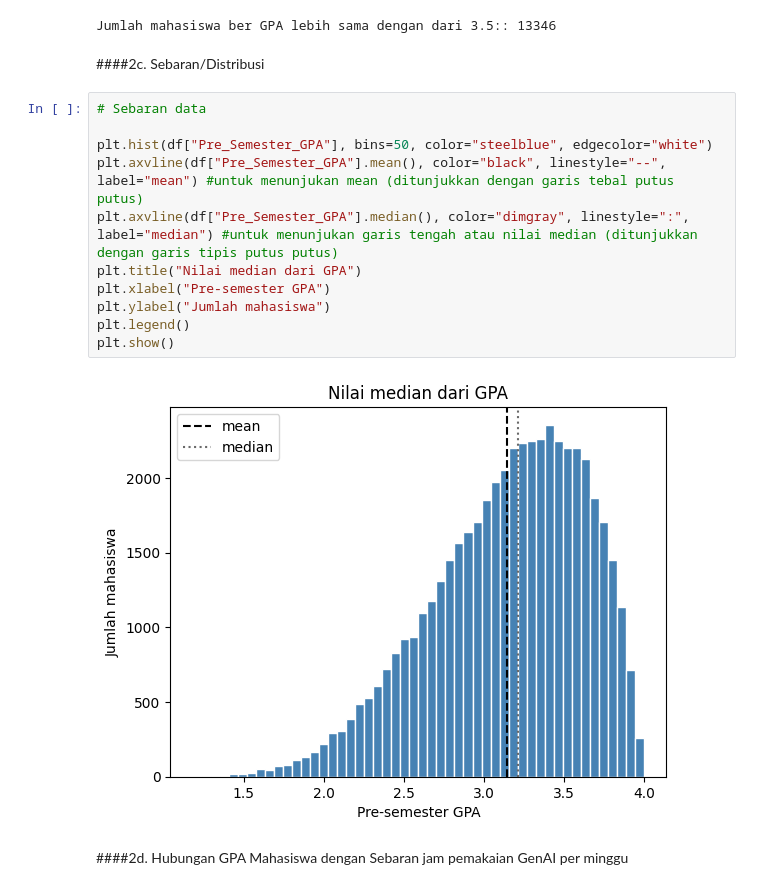
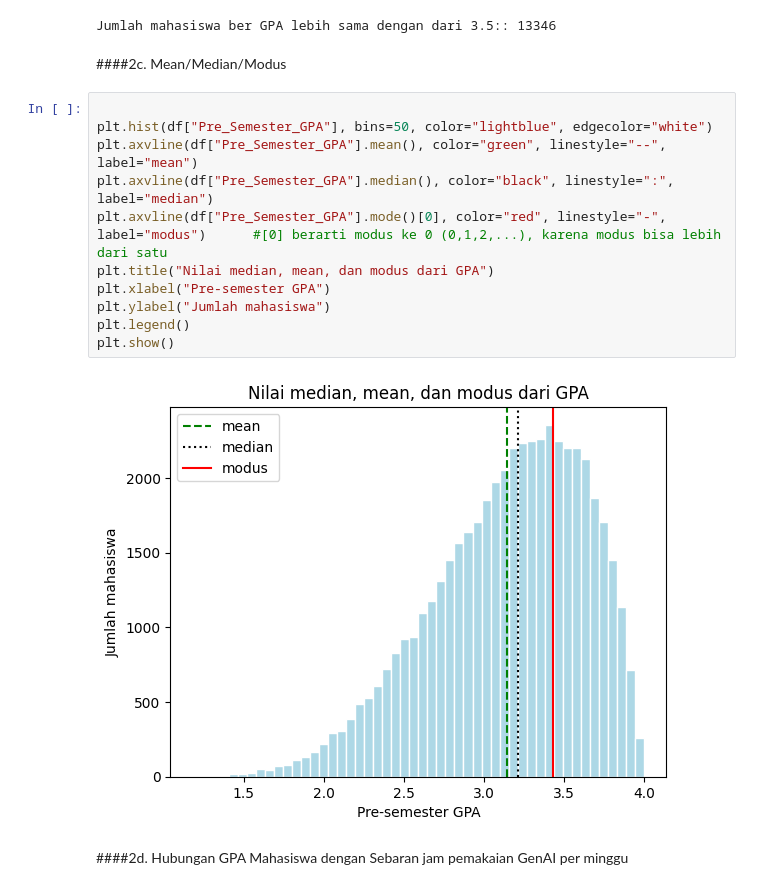
Before and after one commit to Shxrp08/Project_SG_I-Smile_Group6_2026, a Jupyter notebook: Project_SG_Group_6_Rev1.ipynb, the cells around one changed output. Drawn from its saved outputs; the diff is of its cells as text.

```diff
--- a/Project_SG_Group_6_Rev1.ipynb
+++ b/Project_SG_Group_6_Rev1.ipynb
@@ -223,21 +215,21 @@ Jumlah mahasiswa ber GPA lebih sama dengan dari 3.5: 13346
 print("Jumlah mahasiswa ber GPA lebih sama dengan dari 3.5::", (df["Pre_Semester_GPA"] >= 3.5).sum())
 # %% [output]
 Jumlah mahasiswa ber GPA lebih sama dengan dari 3.5:: 13346
-# %% [markdown]
-####2c. Sebaran/Distribusi
+# %% [markdown]
+####2c. Mean/Median/Modus
 # %%
-# Sebaran data
 
-plt.hist(df["Pre_Semester_GPA"], bins=50, color="steelblue", edgecolor="white")
-plt.axvline(df["Pre_Semester_GPA"].mean(), color="black", linestyle="--", label="mean") #untuk menunjukan mean (ditunjukkan dengan garis tebal putus putus)
-plt.axvline(df["Pre_Semester_GPA"].median(), color="dimgray", linestyle=":", label="median") #untuk menunjukan garis tengah atau nilai median (ditunjukkan dengan garis tipis putus putus)
-plt.title("Nilai median dari GPA")
+plt.hist(df["Pre_Semester_GPA"], bins=50, color="lightblue", edgecolor="white")
+plt.axvline(df["Pre_Semester_GPA"].mean(), color="green", linestyle="--", label="mean")
+plt.axvline(df["Pre_Semester_GPA"].median(), color="black", linestyle=":", label="median")
+plt.axvline(df["Pre_Semester_GPA"].mode()[0], color="red", linestyle="-", label="modus")      #[0] berarti modus ke 0 (0,1,2,...), karena modus bisa lebih dari satu
+plt.title("Nilai median, mean, dan modus dari GPA")
 plt.xlabel("Pre-semester GPA")
 plt.ylabel("Jumlah mahasiswa")
 plt.legend()
 plt.show()
 # %% [output]
-[figure, old version]
+[figure, new version]
 # %% [markdown]
 ####2d. Hubungan GPA Mahasiswa dengan Sebaran jam pemakaian GenAI per minggu
 # %%
```
Also changed, not shown: parts of 2 cells of this notebook.
